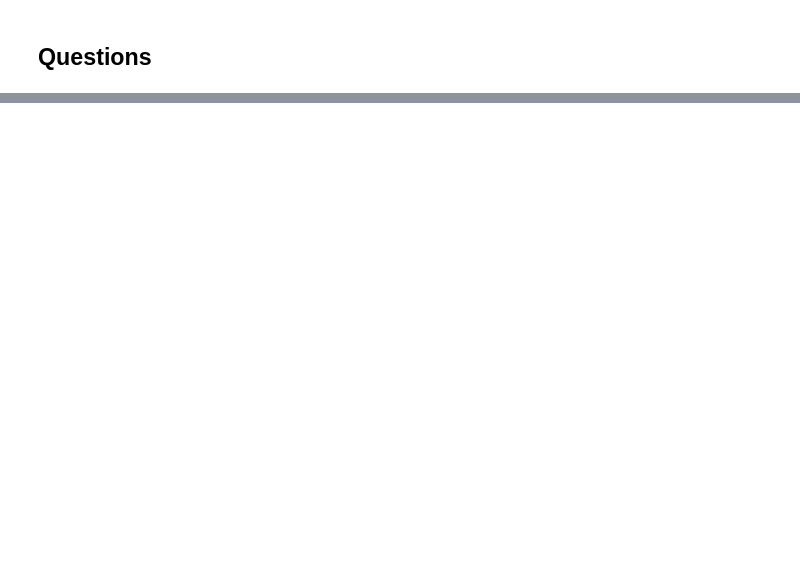
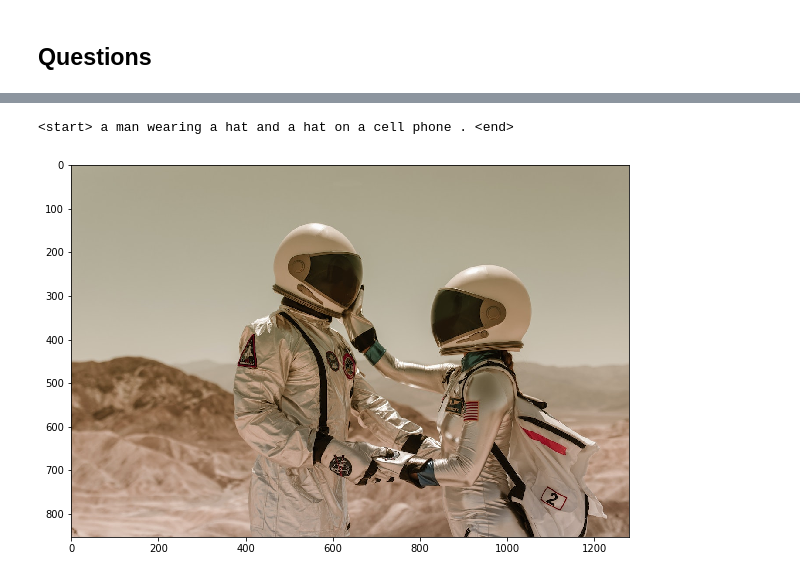
Before and after one commit to giladkatz10/Deep-Learning-and-Image-Understanding-3598-2023, a Jupyter notebook: hw4/HW4_ID.ipynb, the cells around one changed output, grey strips where cells are left out. Saved outputs shown, nothing was run; the diff lists cells and outputs as text; code cells hidden in the pictures; blank space fills up the shorter version.

```diff
--- a/hw4/HW4_ID.ipynb
+++ b/hw4/HW4_ID.ipynb
@@ -621,0 +662,5 @@ We encourage you to test it on different images (jpg).
+# %%
+image_caption("pic2.jpg")
+# %% [output]
+<start> a man wearing a hat and a hat on a cell phone . <end>
+[figure, added]
```
Also changed, not shown: parts of 15 cells of this notebook, 6 other files.
